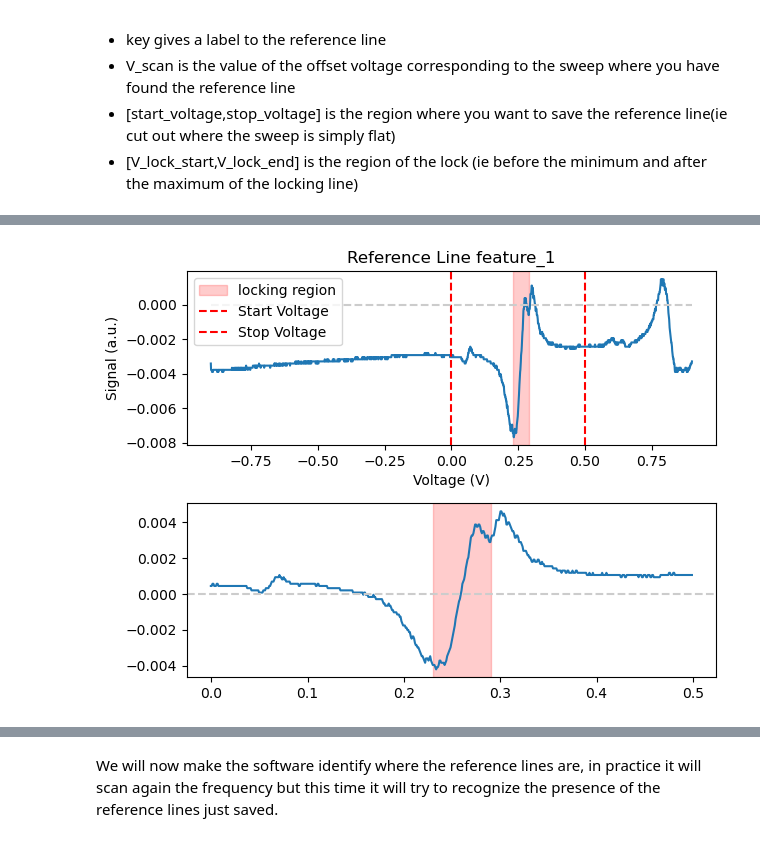
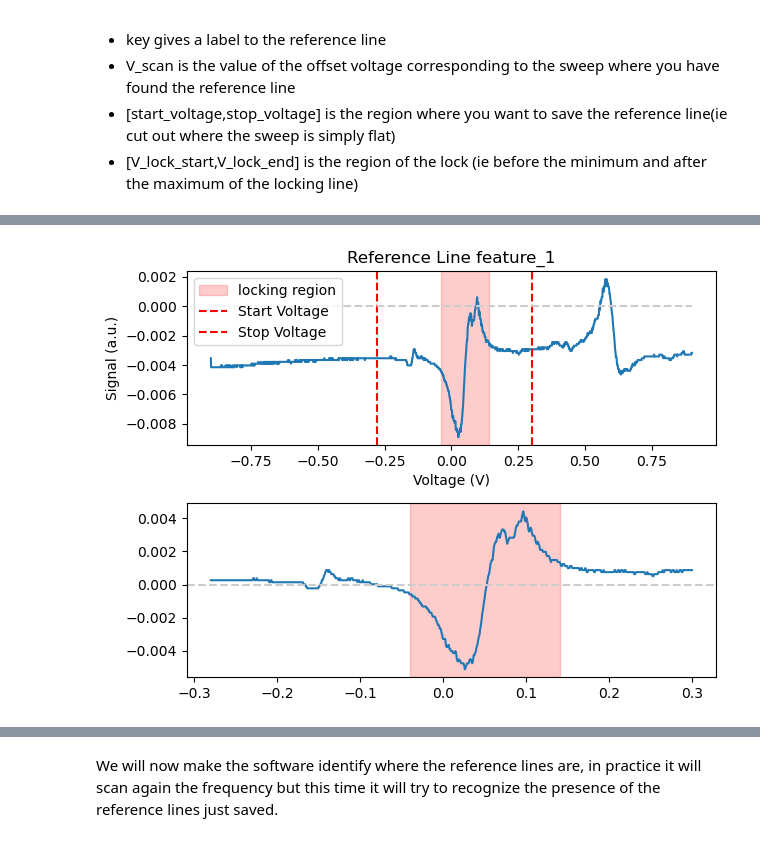
Before and after one commit to jack00look/RP_Spectroscopy, a Jupyter notebook: Notebook_Serafini.ipynb, the cells around one changed output, grey strips where cells are left out. Cells and saved outputs as stored; diff of their text form; code cells hidden in the pictures.

```diff
--- a/Notebook_Serafini.ipynb
+++ b/Notebook_Serafini.ipynb
@@ -101,5 +88,5 @@ Set False to True if want to save new reference lines.
 if True:
     #RP_controller.reset_reference_lines()
     # replace the key and V_scan with the appropriate values for your features
-    RP_controller.save_reference_line(key = 'feature_1', V_scan = 0.97, start_voltage=0., stop_voltage=0.5, V_lock_start = 0.23, V_lock_end = 0.29, offset=0.0035)
+    RP_controller.save_reference_line(key = 'feature_1', V_scan = 0.97, start_voltage=-0.28, stop_voltage=0.3, V_lock_start = -0.04, V_lock_end = 0.14, offset=0.0038)
 # %% [output]
@@ -109 +96 @@ if True:
-[figure, old version]
+[figure, new version]
```
Also changed, not shown: parts of 11 cells of this notebook, 56 other files.
